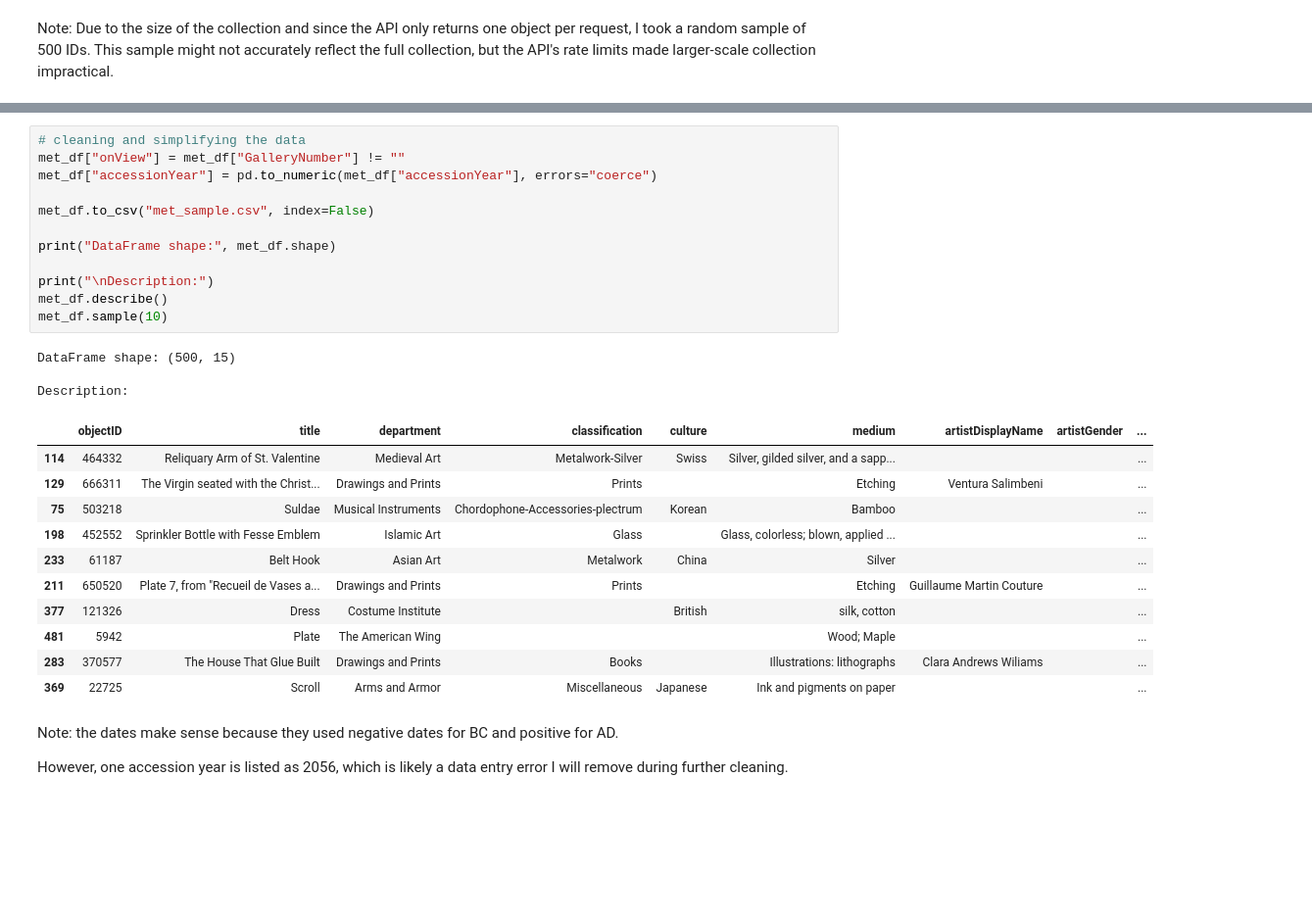
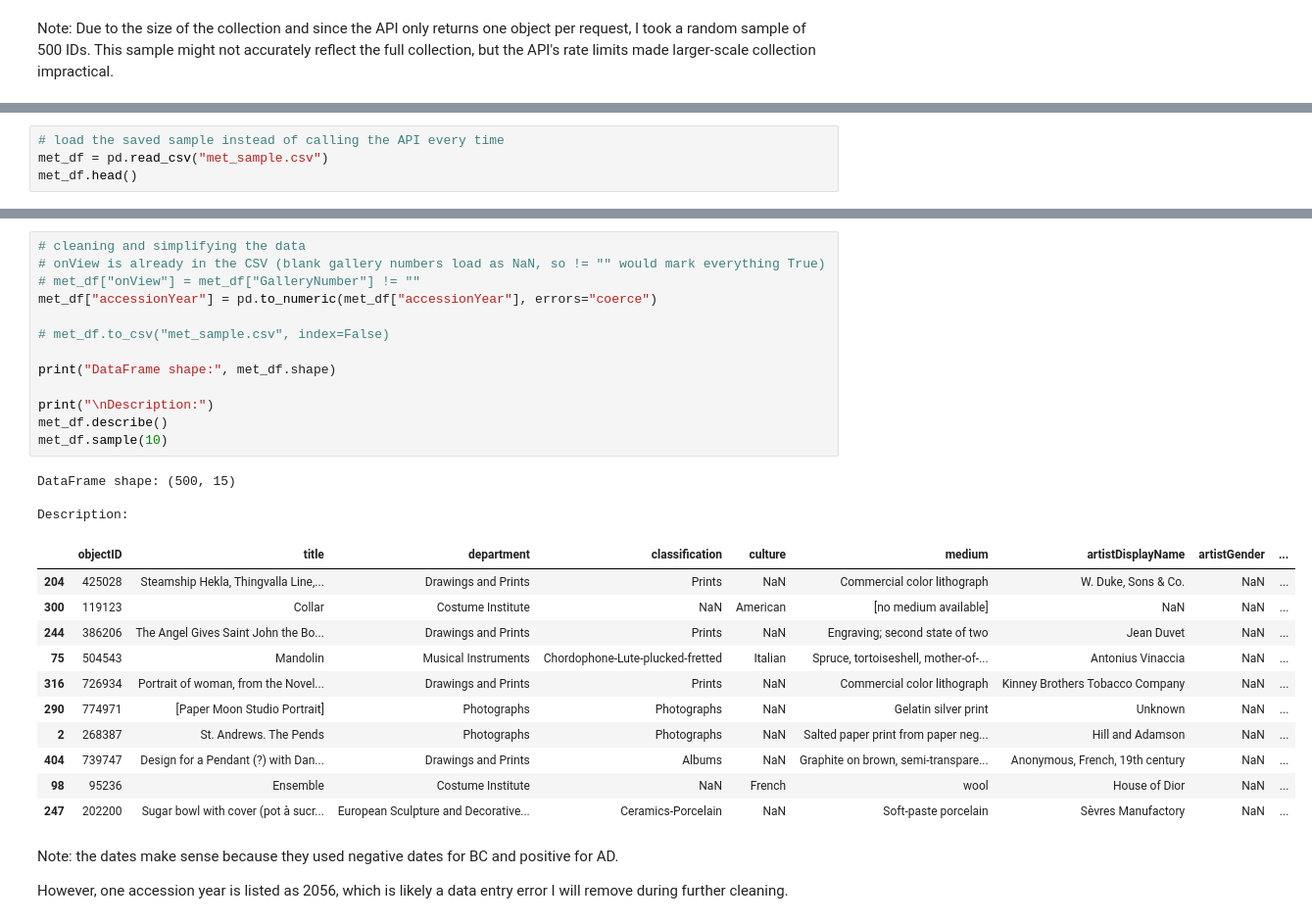
Before and after one commit to zceraj/DS3000-Final-Project, a Jupyter notebook: proof-of-concept.ipynb, the cells around one changed output, grey strips where cells are left out. Shown at 98% size. Saved outputs shown, nothing was run; the diff lists cells and outputs as text; blank space fills up the shorter version.

```diff
--- a/proof-of-concept.ipynb
+++ b/proof-of-concept.ipynb
@@ -124,0 +117,4 @@ Failed requests: 0
+# %%
+# load the saved sample instead of calling the API every time
+met_df = pd.read_csv("met_sample.csv")
+met_df.head()
@@ -125,30 +128,31 @@ Failed requests: 0
 # %%
 # cleaning and simplifying the data
-met_df["onView"] = met_df["GalleryNumber"] != ""
+# onView is already in the CSV (blank gallery numbers load as NaN, so != "" would mark everything True)
+# met_df["onView"] = met_df["GalleryNumber"] != ""
 met_df["accessionYear"] = pd.to_numeric(met_df["accessionYear"], errors="coerce")
 
-met_df.to_csv("met_sample.csv", index=False)
+# met_df.to_csv("met_sample.csv", index=False)
 
 print("DataFrame shape:", met_df.shape)
 
 print("\nDescription:")
 met_df.describe()
 met_df.sample(10)
 # %% [output]
 DataFrame shape: (500, 15)
 
 Description:
 |  | objectID | title | department | classification | culture | medium | artistDisplayName | artistGender | ... |
-| 114 | 464332 | Reliquary Arm of St. Valentine | Medieval Art | Metalwork-Silver | Swiss | Silver, gilded silver, and a sapp... |  |  | ... |
-| 129 | 666311 | The Virgin seated with the Christ... | Drawings and Prints | Prints |  | Etching | Ventura Salimbeni |  | ... |
-| 75 | 503218 | Suldae | Musical Instruments | Chordophone-Accessories-plectrum | Korean | Bamboo |  |  | ... |
-| 198 | 452552 | Sprinkler Bottle with Fesse Emblem | Islamic Art | Glass |  | Glass, colorless; blown, applied ... |  |  | ... |
-| 233 | 61187 | Belt Hook | Asian Art | Metalwork | China | Silver |  |  | ... |
-| 211 | 650520 | Plate 7, from "Recueil de Vases a... | Drawings and Prints | Prints |  | Etching | Guillaume Martin Couture |  | ... |
-| 377 | 121326 | Dress | Costume Institute |  | British | silk, cotton |  |  | ... |
-| 481 | 5942 | Plate | The American Wing |  |  | Wood; Maple |  |  | ... |
-| 283 | 370577 | The House That Glue Built | Drawings and Prints | Books |  | Illustrations: lithographs | Clara Andrews Wiliams |  | ... |
-| 369 | 22725 | Scroll | Arms and Armor | Miscellaneous | Japanese | Ink and pigments on paper |  |  | ... |
+| 204 | 425028 | Steamship Hekla, Thingvalla Line,... | Drawings and Prints | Prints | NaN | Commercial color lithograph | W. Duke, Sons & Co. | NaN | ... |
+| 300 | 119123 | Collar | Costume Institute | NaN | American | [no medium available] | NaN | NaN | ... |
+| 244 | 386206 | The Angel Gives Saint John the Bo... | Drawings and Prints | Prints | NaN | Engraving; second state of two | Jean Duvet | NaN | ... |
+| 75 | 504543 | Mandolin | Musical Instruments | Chordophone-Lute-plucked-fretted | Italian | Spruce, tortoiseshell, mother-of-... | Antonius Vinaccia | NaN | ... |
+| 316 | 726934 | Portrait of woman, from the Novel... | Drawings and Prints | Prints | NaN | Commercial color lithograph | Kinney Brothers Tobacco Company | NaN | ... |
+| 290 | 774971 | [Paper Moon Studio Portrait] | Photographs | Photographs | NaN | Gelatin silver print | Unknown | NaN | ... |
+| 2 | 268387 | St. Andrews. The Pends | Photographs | Photographs | NaN | Salted paper print from paper neg... | Hill and Adamson | NaN | ... |
+| 404 | 739747 | Design for a Pendant (?) with Dan... | Drawings and Prints | Albums | NaN | Graphite on brown, semi-transpare... | Anonymous, French, 19th century | NaN | ... |
+| 98 | 95236 | Ensemble | Costume Institute | NaN | French | wool | House of Dior | NaN | ... |
+| 247 | 202200 | Sugar bowl with cover (pot à sucr... | European Sculpture and Decorative... | Ceramics-Porcelain | NaN | Soft-paste porcelain | Sèvres Manufactory | NaN | ... |
 # %% [markdown]
 Note: the dates make sense because they used negative dates for BC and positive for AD.
 
```
Also changed, not shown: parts of 7 cells of this notebook.
